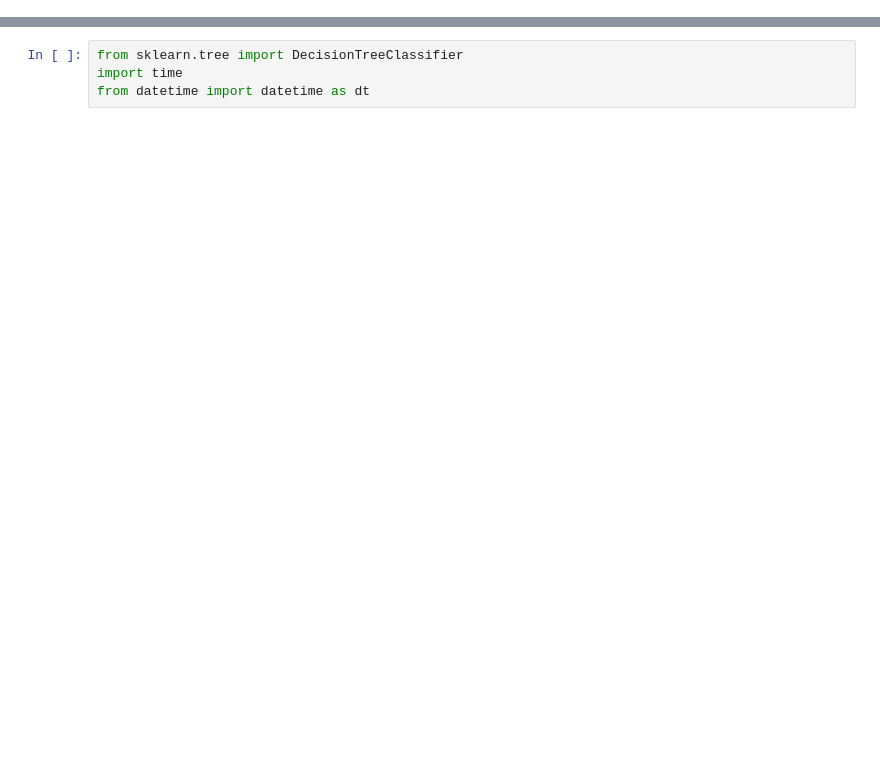
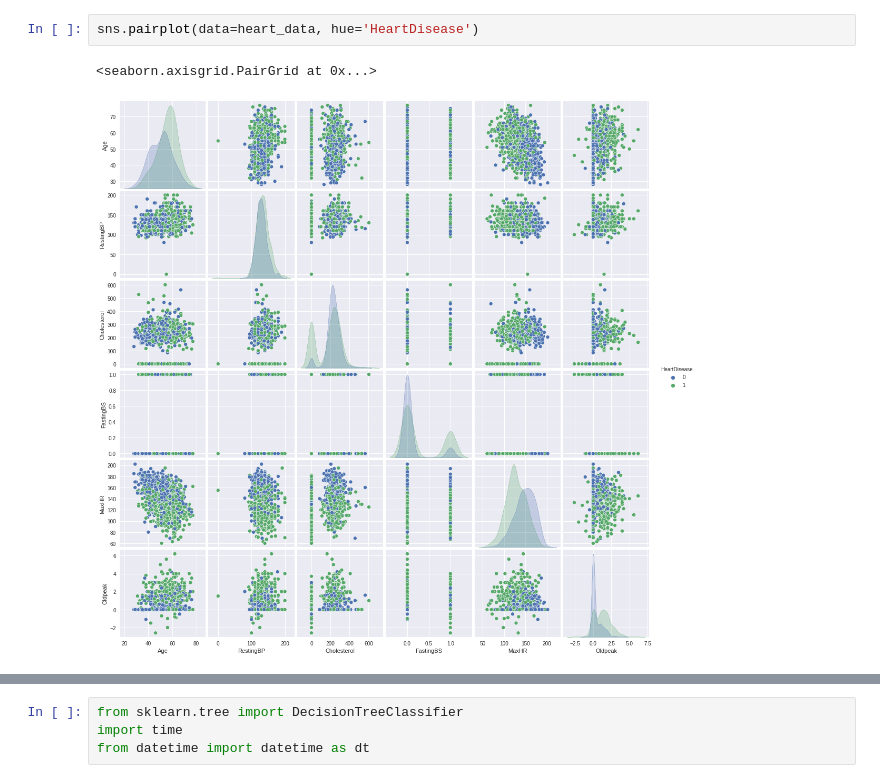
Before and after one commit to lovepreetmultani/python, a Jupyter notebook: HeartFailurePrediction.ipynb, the cells around one changed output, grey strips where cells are left out. Cells and saved outputs as stored; diff of their text form; blank space fills up the shorter version.

```diff
--- a/HeartFailurePrediction.ipynb
+++ b/HeartFailurePrediction.ipynb
@@ -96,0 +86,5 @@ X_train, X_test, y_train, y_test = train_test_split(X, y, test_size=0.3)
+# %%
+sns.pairplot(data=heart_data, hue='HeartDisease')
+# %% [output]
+<seaborn.axisgrid.PairGrid at 0x...>
+[figure, added]
```
Also changed, not shown: parts of 104 cells of this notebook.
